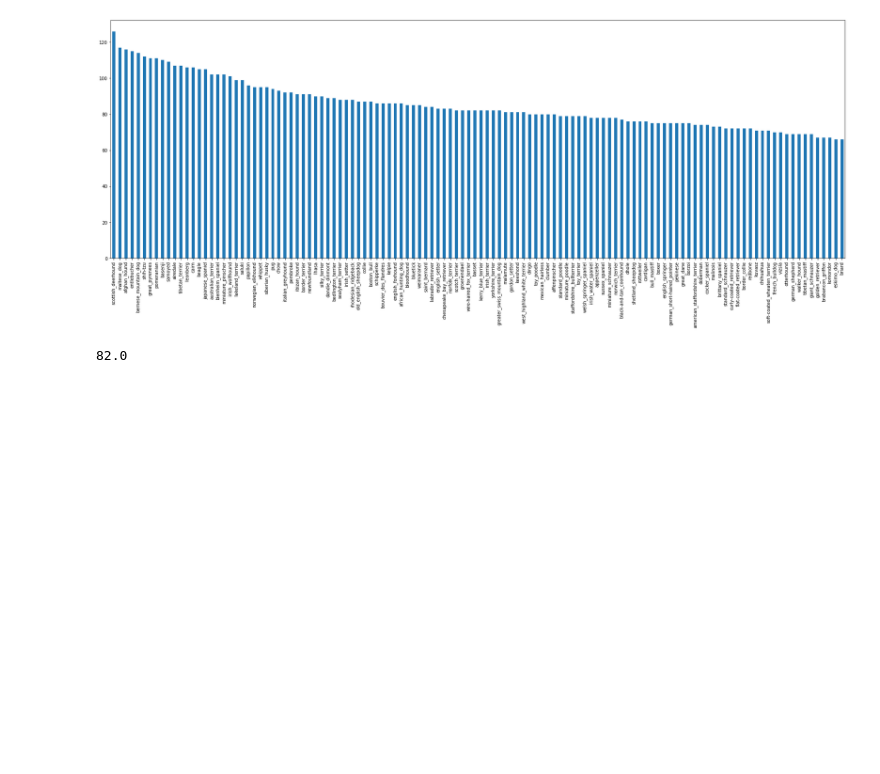
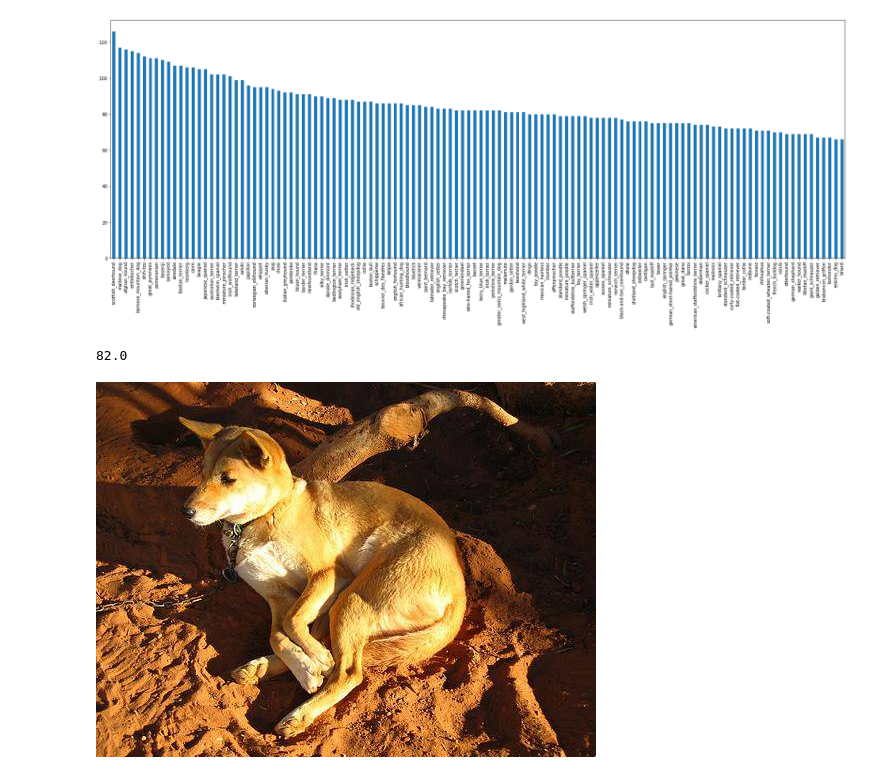
Before and after one commit to moslemTy1990/dog-breed-identification, a Jupyter notebook: dog-breed-identification-notebook.ipynb, the cells around one changed output. Cells and saved outputs as stored; diff of their text form; code cells hidden in the pictures; blank space fills up the shorter version.

Commit message:
check the file path and lead one image

```diff
--- a/dog-breed-identification-notebook.ipynb
+++ b/dog-breed-identification-notebook.ipynb
@@ -110,0 +114,4 @@ labels_csv.breed.value_counts().median()
+# %%
+Image("data/train/001513dfcb2ffafc82cccf4d8bbaba97.jpg")
+# %% [output]
+[figure, added]
```
Also changed, not shown: parts of 4 cells of this notebook.
